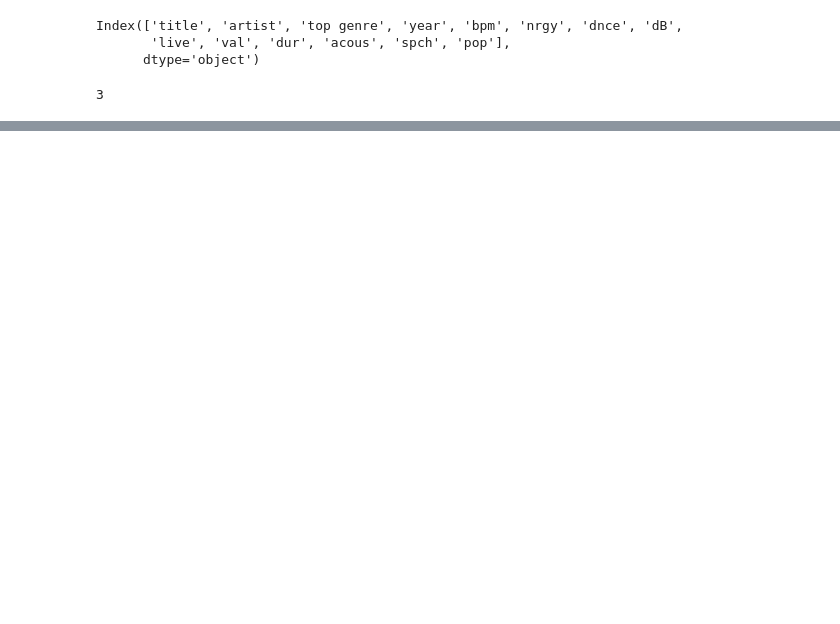
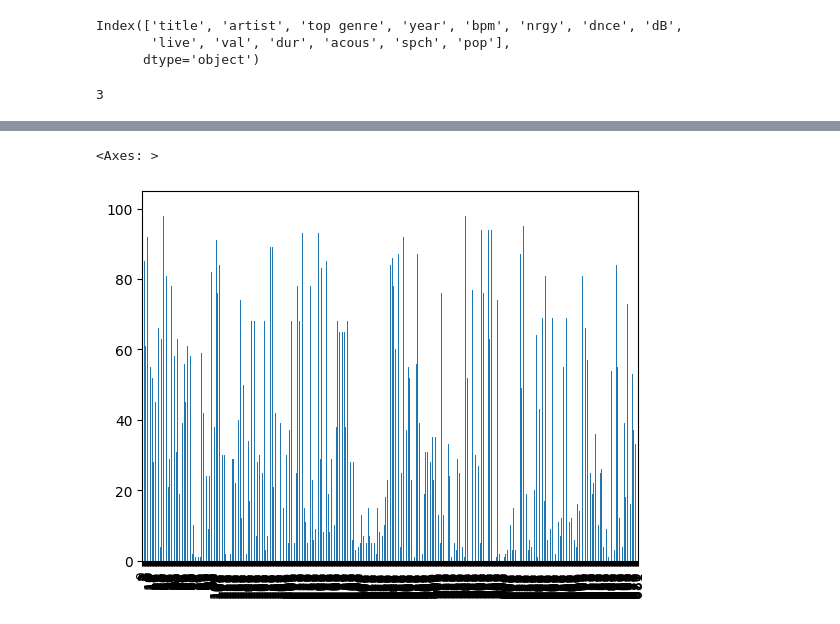
Before and after one commit to MiguelAngel3378/CURSO_ANALISIS_BD2, a Jupyter notebook: m4_pandas/operaciones/spotify.ipynb, the cells around one changed output, grey strips where cells are left out. Drawn from its saved outputs; the diff is of its cells as text; code cells hidden in the pictures; blank space fills up the shorter version.

```diff
--- a/m4_pandas/operaciones/spotify.ipynb
+++ b/m4_pandas/operaciones/spotify.ipynb
@@ -415,0 +427,5 @@ df.head()
+# %%
+df['acous'].plot(kind='bar')
+# %% [output]
+<Axes: >
+[figure, added]
```
Also changed, not shown: parts of 14 cells of this notebook, 1 other file.
